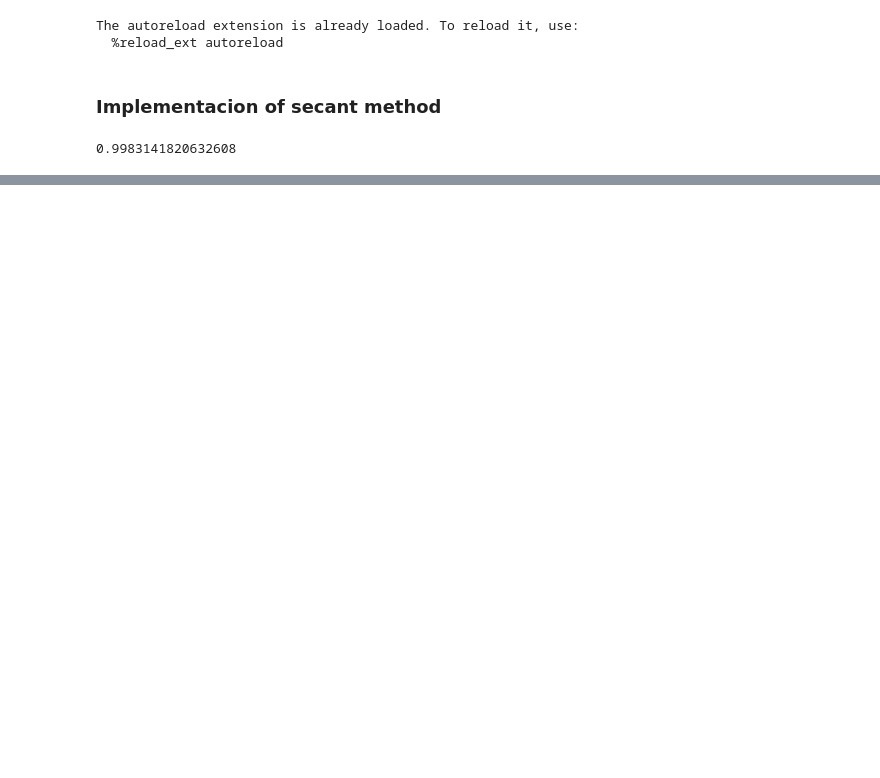
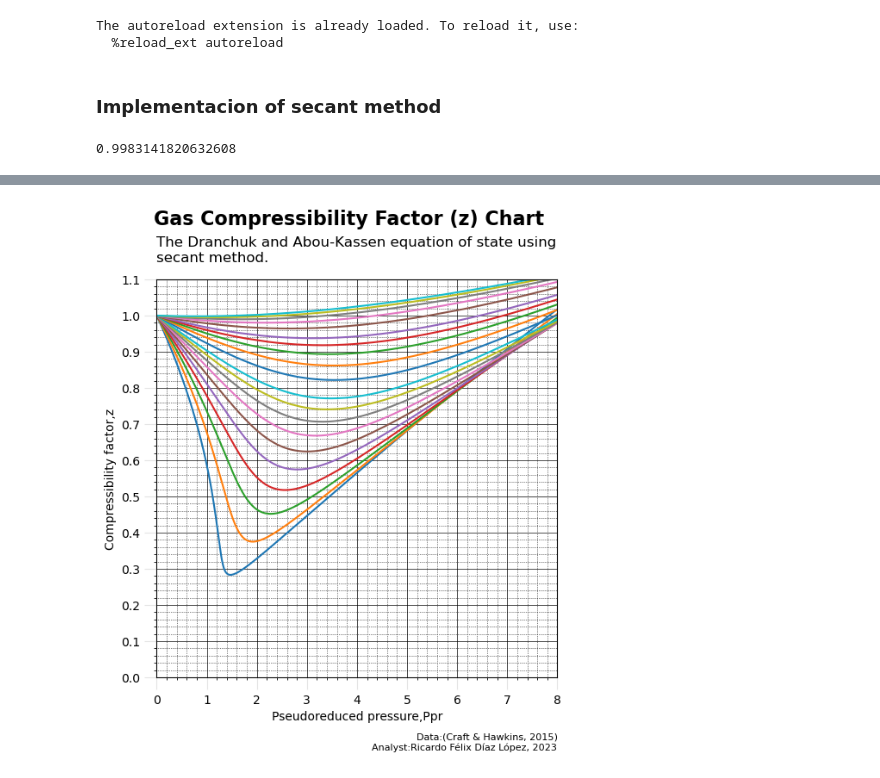
Before and after one commit to Ricardod671/graph_zfactor, a Jupyter notebook: notebooks/0.1-RFDL-zfactor_graph.ipynb, the cells around one changed output, grey strips where cells are left out. Saved outputs shown, nothing was run; the diff lists cells and outputs as text; code cells hidden in the pictures; blank space fills up the shorter version.

```diff
--- a/notebooks/0.1-RFDL-zfactor_graph.ipynb
+++ b/notebooks/0.1-RFDL-zfactor_graph.ipynb
@@ -178,0 +190,76 @@ plt.show();
+# %%
+"""
+Compresibility Gas Factor from 0 to 8 Ppr and z from 0 to 1.1
+"""
+
+#backgrouned info and defining the graph
+fig = plt.figure(figsize=(6,6))
+ax = fig.add_subplot(1,1,1)
+fig.patch.set(facecolor='white')
+
+# setting axis limits
+ax.set_xlim(0,8)
+ax.set_ylim(0,1.1)
+
+# setting the ticks
+ax.set_xticks(range(9))
+ax.set_yticks([i/10 for i in range(12)], [f'{i/10}' for i in range(12)])
+
+# setting as our backgroun as  milimeter paper
+ax.minorticks_on()
+ax.grid(which='major', linestyle='-', linewidth='0.5', color='black')
+ax.grid(which='minor', linestyle=':', linewidth='0.5', color='black')
+
+# Preparing the tpr values
+tpr_values = [
+    1.05, 1.1, 1.15, 1.2, 1.25, 1.3, 1.35, 1.4, 1.45, 1.5,
+    1.6, 1.7, 1.8, 1.9, 2.0, 2.2, 2.4, 2.6, 2.8, 3.0
+]
+
+# Creating the points of ppr values to graph
+ppr_values = np.linspace(0, 8, 400)
+
+# time to graph the 2-D plot
+for tpr_value in tpr_values:
+    z_factor_values = [z_factor(ppr, tpr_value) for ppr in ppr_values]
+    ax.plot(ppr_values,
+            z_factor_values,
+            label=f'TPR = {tpr_value}')
+
+# extending horizontal tickmarks
+ax.tick_params(which='major',
+               length=10,
+               color= '#E4E4E4')
+
+# Adding the title
+ax.set_title("Gas Compressibility Factor (z) Chart",
+             fontsize=16,
+             x=0.48,
+             y=1.12,
+             fontweight='bold')
+
+# Adding the axis labels
+ax.set_ylabel("Compressibility factor,z")
+ax.set_xlabel("Pseudoreduced pressure,Ppr")
+
+# Adding the subtitle
+ax.text(s = 'The Dranchuk and Abou-Kassen equation of state using \nsecant method.',
+        x = 0,
+        y = 1.15,
+        fontsize = 12)
+
+# Adding me
+ax.text(s = 'Analyst:Ricardo Félix Díaz López, 2023',
+        x = 4.29,
+        y = -0.2,
+        fontsize = 8)
+
+# Adding the source of data
+ax.text(s = 'Data:(Craft & Hawkins, 2015)',
+        x = 5.19,
+        y = -0.17,
+        fontsize = 8)
+
+plt.show();
+# %% [output]
+[figure, added]
```
Also changed, not shown: parts of 2 cells of this notebook.
